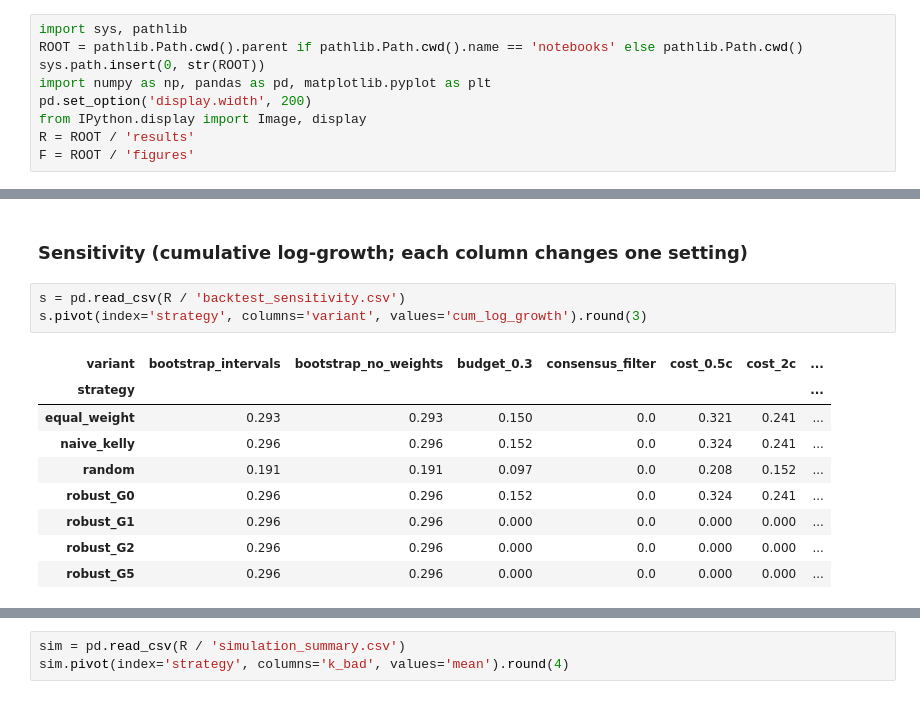
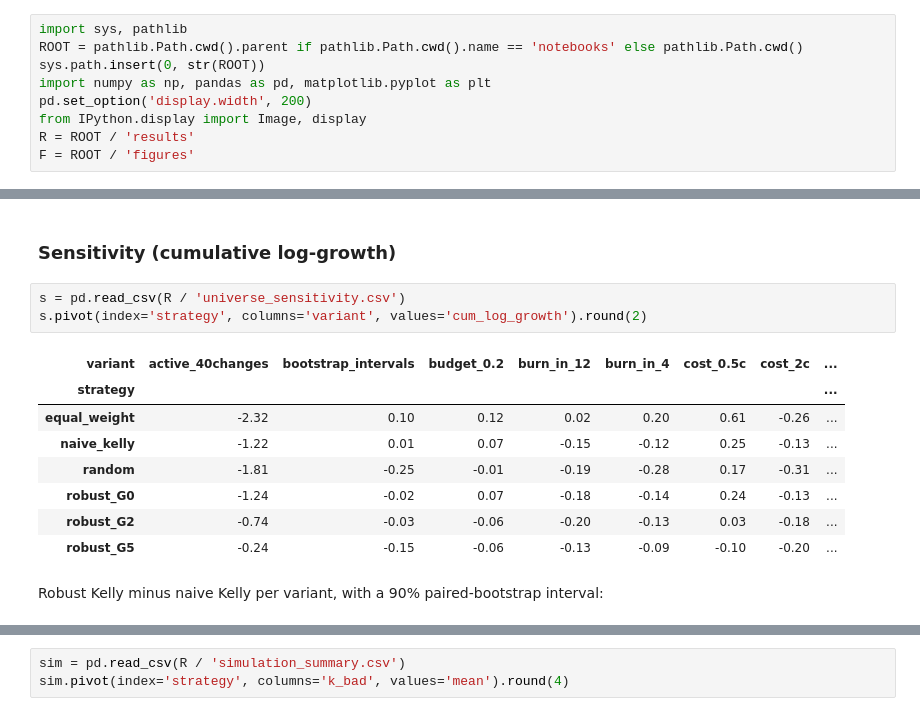
Before and after one commit to Hussmart/robust-kelly-prediction-markets, a Jupyter notebook: notebooks/02_results.ipynb, the cells around one changed output, grey strips where cells are left out. Saved outputs shown, nothing was run; the diff lists cells and outputs as text.

```diff
--- a/notebooks/02_results.ipynb
+++ b/notebooks/02_results.ipynb
@@ -68,15 +89,16 @@ display(Image(F / 'backtest_wealth.png')); display(Image(F / 'backtest_gamma_sen
 # %% [markdown]
-### Sensitivity (cumulative log-growth; each column changes one setting)
+### Sensitivity (cumulative log-growth)
 # %%
-s = pd.read_csv(R / 'backtest_sensitivity.csv')
-s.pivot(index='strategy', columns='variant', values='cum_log_growth').round(3)
+s = pd.read_csv(R / 'universe_sensitivity.csv')
+s.pivot(index='strategy', columns='variant', values='cum_log_growth').round(2)
 # %% [output]
-| variant | bootstrap_intervals | bootstrap_no_weights | budget_0.3 | consensus_filter | cost_0.5c | cost_2c | ... |
-| strategy |  |  |  |  |  |  | ... |
-| equal_weight | 0.293 | 0.293 | 0.150 | 0.0 | 0.321 | 0.241 | ... |
-| naive_kelly | 0.296 | 0.296 | 0.152 | 0.0 | 0.324 | 0.241 | ... |
-| random | 0.191 | 0.191 | 0.097 | 0.0 | 0.208 | 0.152 | ... |
-| robust_G0 | 0.296 | 0.296 | 0.152 | 0.0 | 0.324 | 0.241 | ... |
-| robust_G1 | 0.296 | 0.296 | 0.000 | 0.0 | 0.000 | 0.000 | ... |
-| robust_G2 | 0.296 | 0.296 | 0.000 | 0.0 | 0.000 | 0.000 | ... |
-| robust_G5 | 0.296 | 0.296 | 0.000 | 0.0 | 0.000 | 0.000 | ... |
+| variant | active_40changes | bootstrap_intervals | budget_0.2 | burn_in_12 | burn_in_4 | cost_0.5c | cost_2c | ... |
+| strategy |  |  |  |  |  |  |  | ... |
+| equal_weight | -2.32 | 0.10 | 0.12 | 0.02 | 0.20 | 0.61 | -0.26 | ... |
+| naive_kelly | -1.22 | 0.01 | 0.07 | -0.15 | -0.12 | 0.25 | -0.13 | ... |
+| random | -1.81 | -0.25 | -0.01 | -0.19 | -0.28 | 0.17 | -0.31 | ... |
+| robust_G0 | -1.24 | -0.02 | 0.07 | -0.18 | -0.14 | 0.24 | -0.13 | ... |
+| robust_G2 | -0.74 | -0.03 | -0.06 | -0.20 | -0.13 | 0.03 | -0.18 | ... |
+| robust_G5 | -0.24 | -0.15 | -0.06 | -0.13 | -0.09 | -0.10 | -0.20 | ... |
+# %% [markdown]
+Robust Kelly minus naive Kelly per variant, with a 90% paired-bootstrap interval:
```
Also changed, not shown: parts of 28 cells of this notebook, 7 other files.
